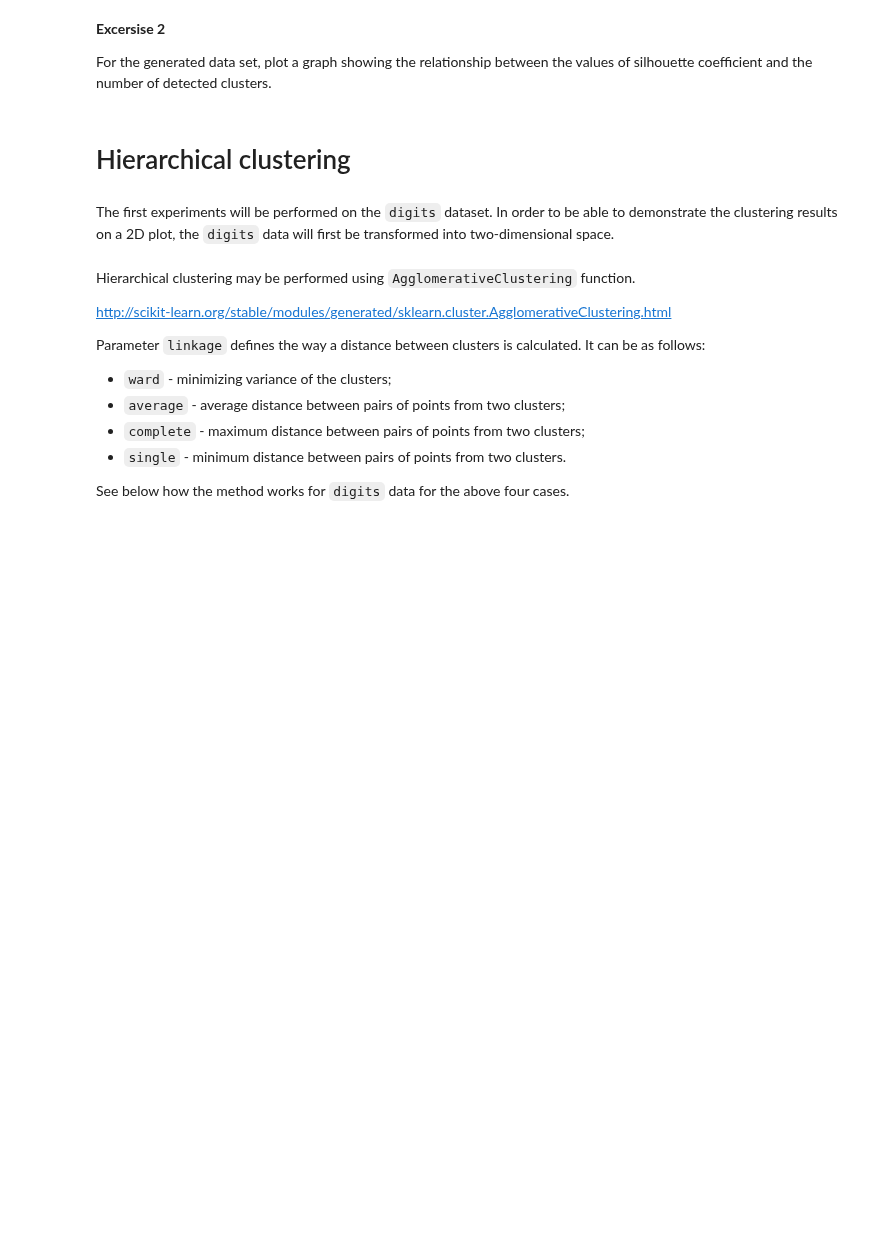
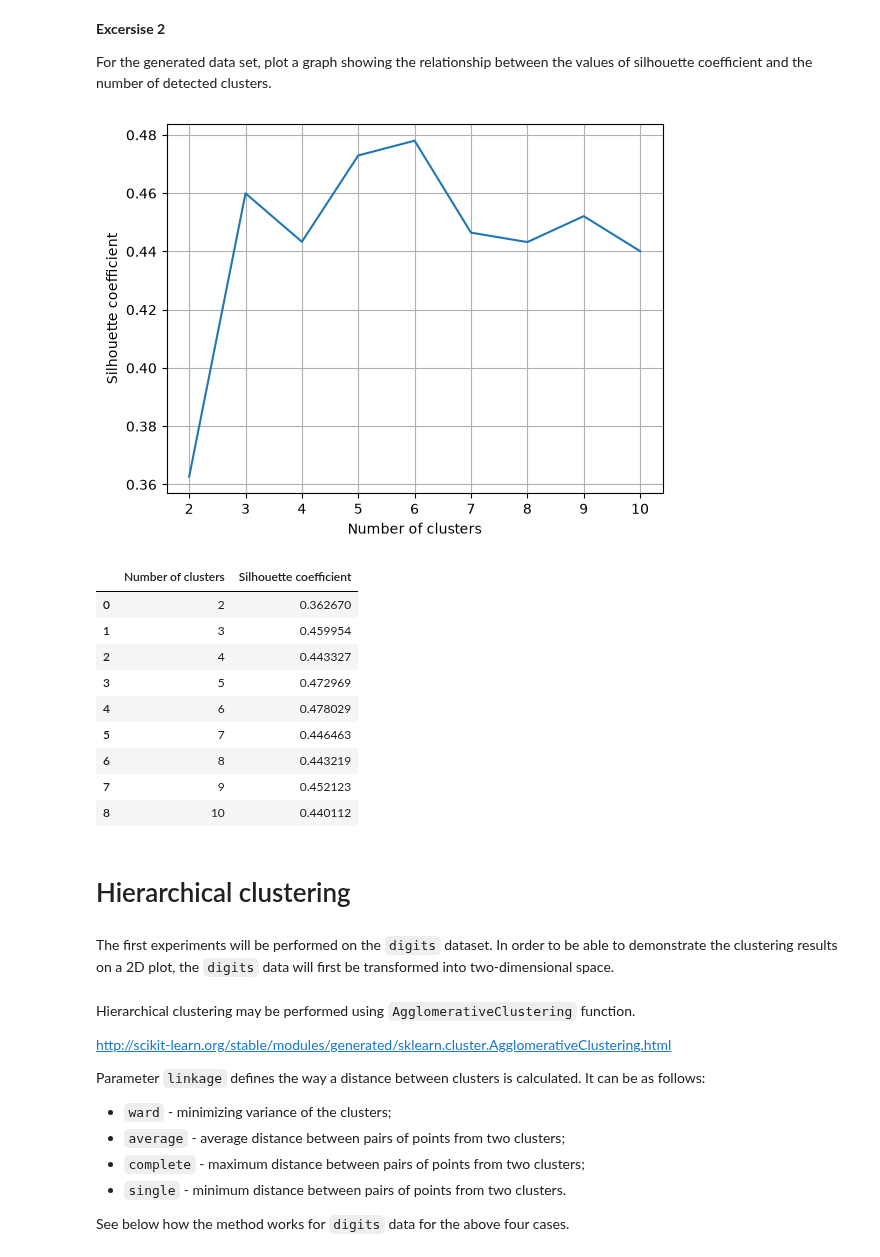
Before and after one commit to SpriNt-PL/ADM_Lab_2, a Jupyter notebook: clustering_2026_ready.ipynb, the cells around one changed output. Cells and saved outputs as stored; diff of their text form; code cells hidden in the pictures; blank space fills up the shorter version.

```diff
--- a/clustering_2026_ready.ipynb
+++ b/clustering_2026_ready.ipynb
@@ -128,6 +131,41 @@ print("The value of SILHOUETTE coefficient: ",metrics.silhouette_score(x, y_pred
 **Excersise 2**
 
 For the generated data set, plot a graph showing the relationship between the values of silhouette coefficient and the number of detected clusters.
+# %%
+k_values = range(2,11)
+
+results = []
+
+for k in k_values:
+    km = KMeans(n_clusters=k, random_state=1)
+    km.fit(x)
+    labels = km.predict(x)
+    score = metrics.silhouette_score(x, labels, metric='euclidean')
+    results.append(score)
+
+plt.plot(k_values, results)
+plt.xlabel('Number of clusters')
+plt.ylabel("Silhouette coefficient")
+plt.grid()
+plt.show()
+
+df = pd.DataFrame({
+    'Number of clusters': k_values,
+    'Silhouette coefficient': results
+})
+display(df)
+# %% [output]
+[figure, added]
+|  | Number of clusters | Silhouette coefficient |
+| 0 | 2 | 0.362670 |
+| 1 | 3 | 0.459954 |
+| 2 | 4 | 0.443327 |
+| 3 | 5 | 0.472969 |
+| 4 | 6 | 0.478029 |
+| 5 | 7 | 0.446463 |
+| 6 | 8 | 0.443219 |
+| 7 | 9 | 0.452123 |
+| 8 | 10 | 0.440112 |
 # %% [markdown]
 # Hierarchical clustering
 # %% [markdown]
```
Also changed, not shown: parts of 1 cell of this notebook.
